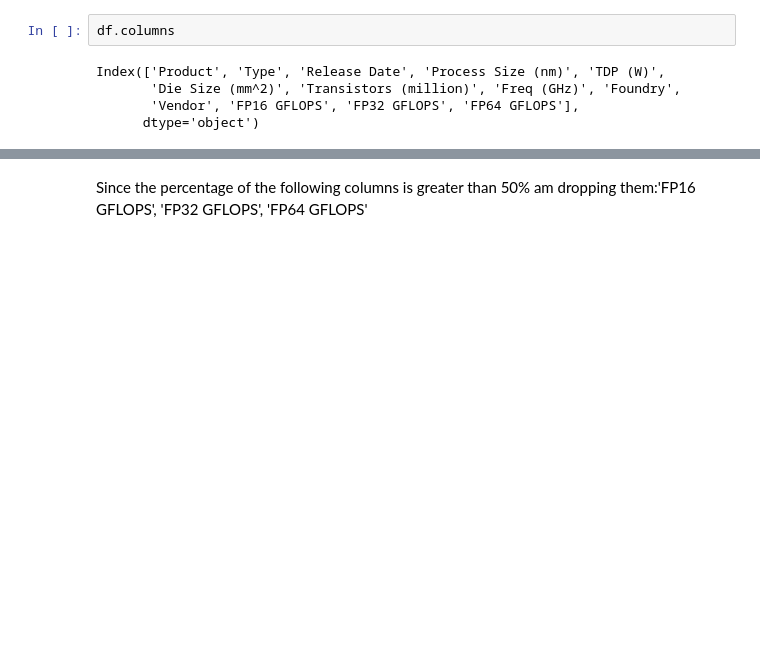
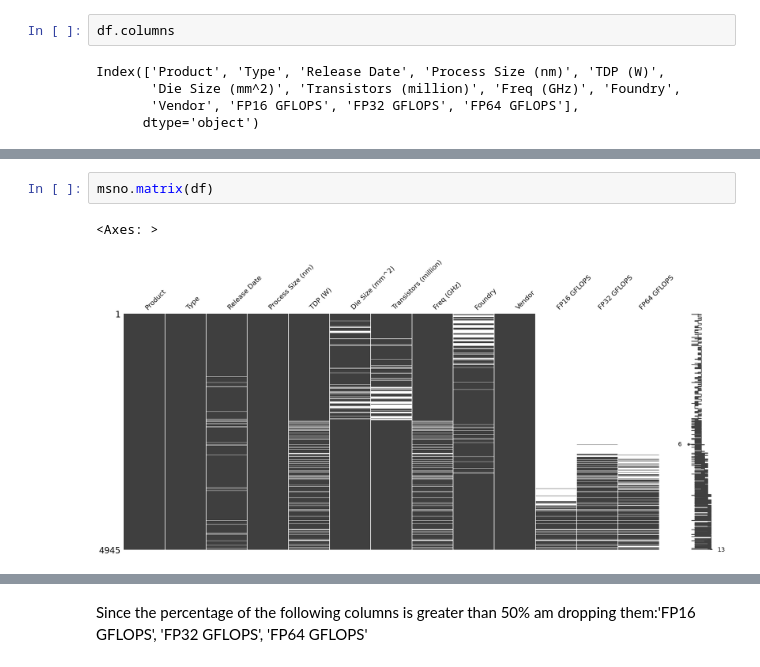
Before and after one commit to Mercymerine/Machine_Learning_1, a Jupyter notebook: Moore's_law.ipynb, the cells around one changed output, grey strips where cells are left out. Saved outputs shown, nothing was run; the diff lists cells and outputs as text; blank space fills up the shorter version.

```diff
--- a/Moore's_law.ipynb
+++ b/Moore's_law.ipynb
@@ -84,0 +96,5 @@ Index(['Product', 'Type', 'Release Date', 'Process Size (nm)', 'TDP (W)',
+# %%
+msno.matrix(df)
+# %% [output]
+<Axes: >
+[figure, added]
```
Also changed, not shown: parts of 9 cells of this notebook.
